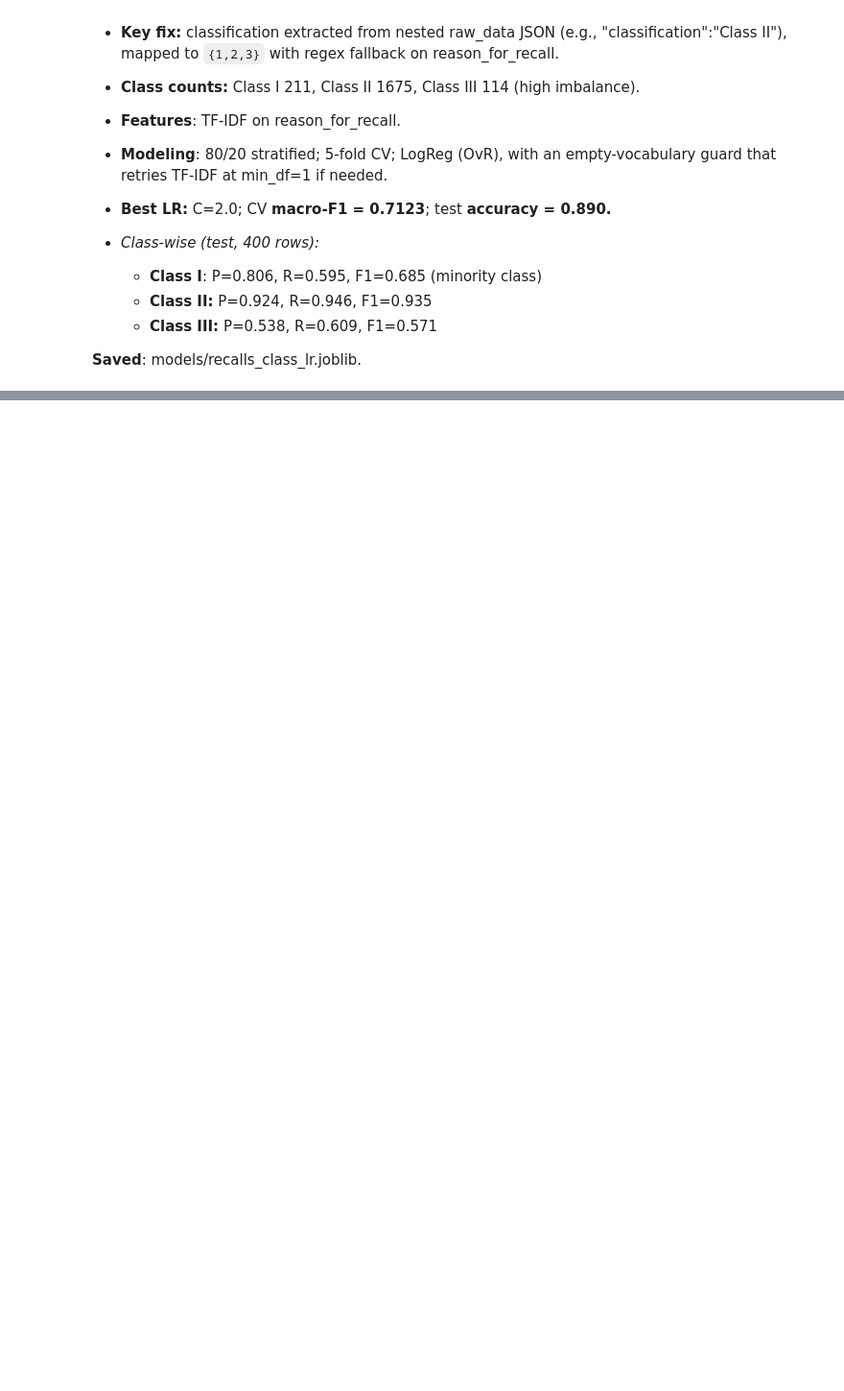
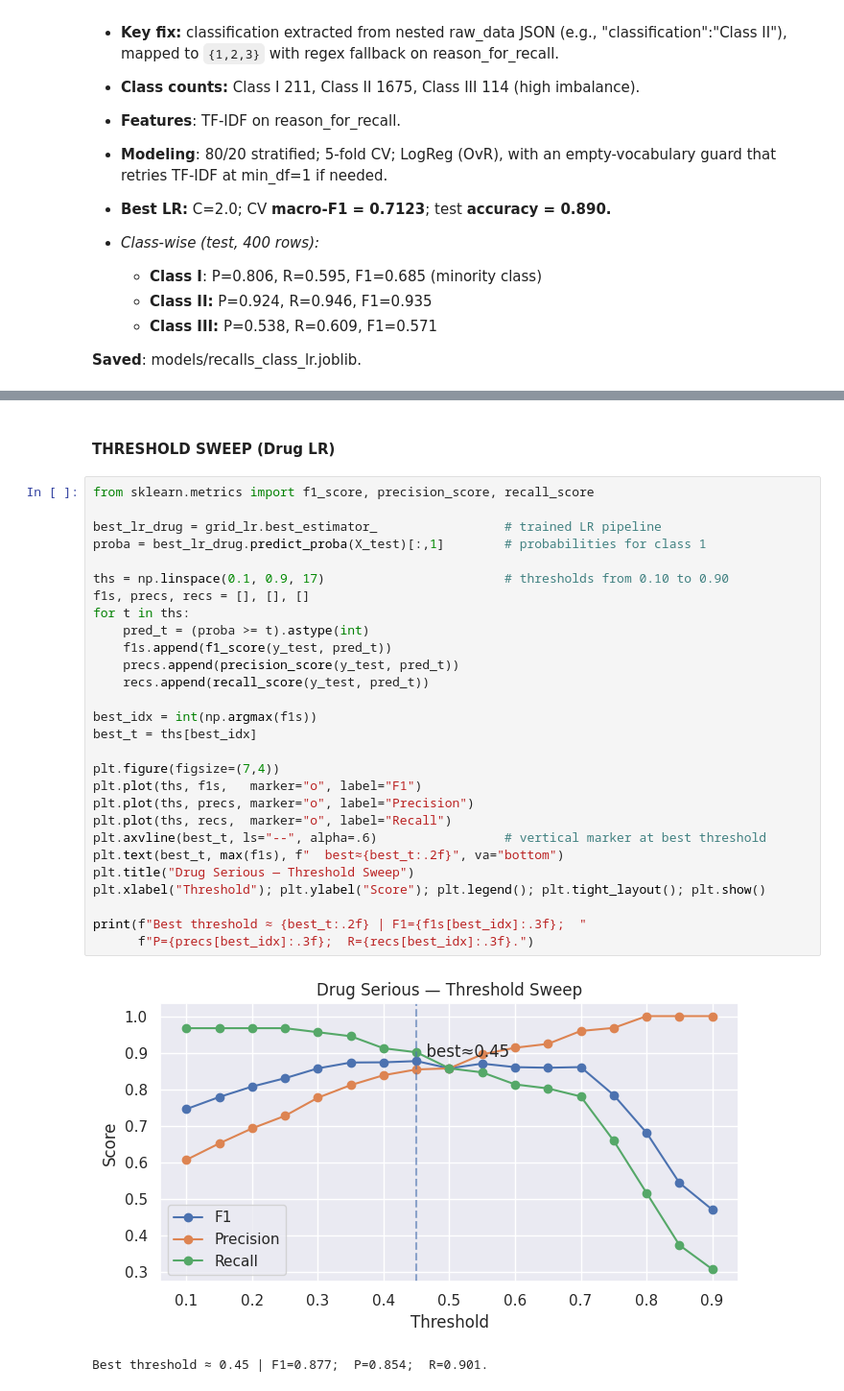
Before and after one commit to pogunrinde/AAI-590-FinalCapstone, a Jupyter notebook: finalCapstone_group2.ipynb, the cells around one changed output, grey strips where cells are left out. Shown at 96% size. Cells and saved outputs as stored; diff of their text form; blank space fills up the shorter version.

```diff
--- a/finalCapstone_group2.ipynb
+++ b/finalCapstone_group2.ipynb
@@ -866,0 +982,33 @@ weighted avg      0.890     0.890     0.888       400
+# %% [markdown]
+#### THRESHOLD SWEEP (Drug LR)
+# %%
+from sklearn.metrics import f1_score, precision_score, recall_score
+
+best_lr_drug = grid_lr.best_estimator_                 # trained LR pipeline
+proba = best_lr_drug.predict_proba(X_test)[:,1]        # probabilities for class 1
+
+ths = np.linspace(0.1, 0.9, 17)                        # thresholds from 0.10 to 0.90
+f1s, precs, recs = [], [], []
+for t in ths:
+    pred_t = (proba >= t).astype(int)
+    f1s.append(f1_score(y_test, pred_t))
+    precs.append(precision_score(y_test, pred_t))
+    recs.append(recall_score(y_test, pred_t))
+
+best_idx = int(np.argmax(f1s))
+best_t = ths[best_idx]
+
+plt.figure(figsize=(7,4))
+plt.plot(ths, f1s,   marker="o", label="F1")
+plt.plot(ths, precs, marker="o", label="Precision")
+plt.plot(ths, recs,  marker="o", label="Recall")
+plt.axvline(best_t, ls="--", alpha=.6)                 # vertical marker at best threshold
+plt.text(best_t, max(f1s), f"  best≈{best_t:.2f}", va="bottom")
+plt.title("Drug Serious — Threshold Sweep")
+plt.xlabel("Threshold"); plt.ylabel("Score"); plt.legend(); plt.tight_layout(); plt.show()
+
+print(f"Best threshold ≈ {best_t:.2f} | F1={f1s[best_idx]:.3f};  "
+      f"P={precs[best_idx]:.3f};  R={recs[best_idx]:.3f}.")
+# %% [output]
+[figure, added]
+Best threshold ≈ 0.45 | F1=0.877;  P=0.854;  R=0.901.
```
Also changed, not shown: parts of 23 cells of this notebook.
